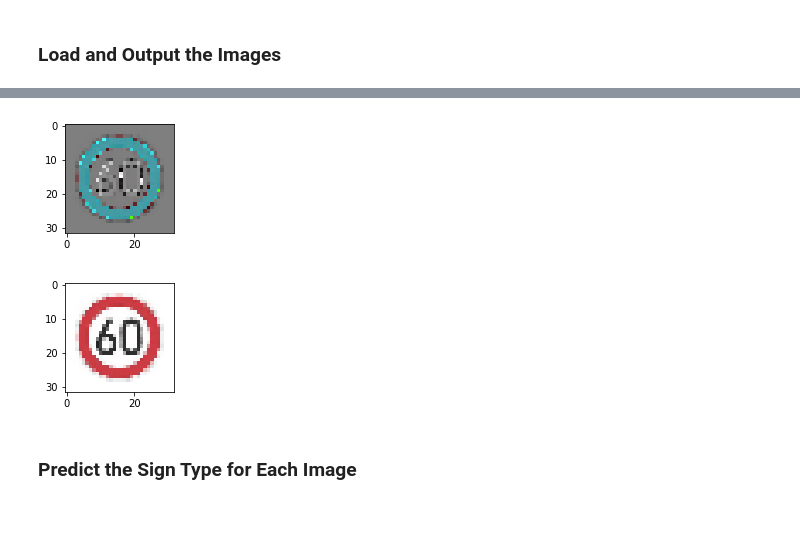
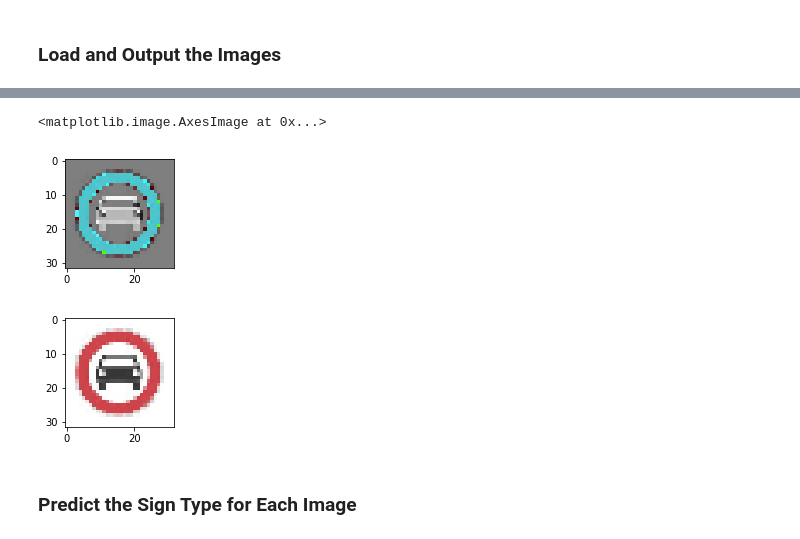
Before and after one commit to theguruofreason/traffic-sign-classifier, a Jupyter notebook: Traffic_Sign_Classifier.ipynb, the cells around one changed output, grey strips where cells are left out. Cells and saved outputs as stored; diff of their text form; code cells hidden in the pictures.

Commit message:
loads images and attempts to classify

```diff
--- a/Traffic_Sign_Classifier.ipynb
+++ b/Traffic_Sign_Classifier.ipynb
@@ -414,22 +414,22 @@ image_names = ['001.jpg', '002.jpg', '003.jpg', '004.jpg', '005.jpg', '006.jpg']
 for i in image_names:
     test_images.append(cv2.cvtColor(cv2.imread('test_images/' + i), cv2.COLOR_BGR2RGB))
 
+
 test_images_normalized = []
 
 # format the images
 for i in range(len(test_images)):
     test_images[i] = cv2.resize(test_images[i], (32, 32))
-    test_images_normalized.append(normalize(test_images[i]))
+#    test_images_normalized.append(normalize(test_images[i]))
+    test_images_normalized.append(test_images[i] / 255 - .5)
 
 test_images_normalized = np.asarray(test_images_normalized, dtype = np.float32)
 
-image_number = 0
+image_number = 1
 plt.figure(figsize = (2,2))
 plt.imshow(test_images_normalized[image_number])
 print(test_images_normalized[image_number])
 print(np.shape(test_images_normalized[image_number]))
 plt.figure(figsize = (2,2))
 plt.imshow(test_images[image_number])
-print(test_images[image_number])
-print(np.shape(test_images[image_number]))
 # %% [output]
@@ -452,6 +452,7 @@ print(np.shape(test_images[image_number]))
 (32, 32, 3)
+<matplotlib.image.AxesImage at 0x...>
-[figure, old version]
+[figure, new version]
-[figure, old version]
+[figure, new version]
 # %%
 y_novel_data = [3, 15, 39, 13, 31, 25]
 y_novel_data = np.asarray(y_novel_data)
```
Also changed, not shown: parts of 4 cells of this notebook, 6 other files.
